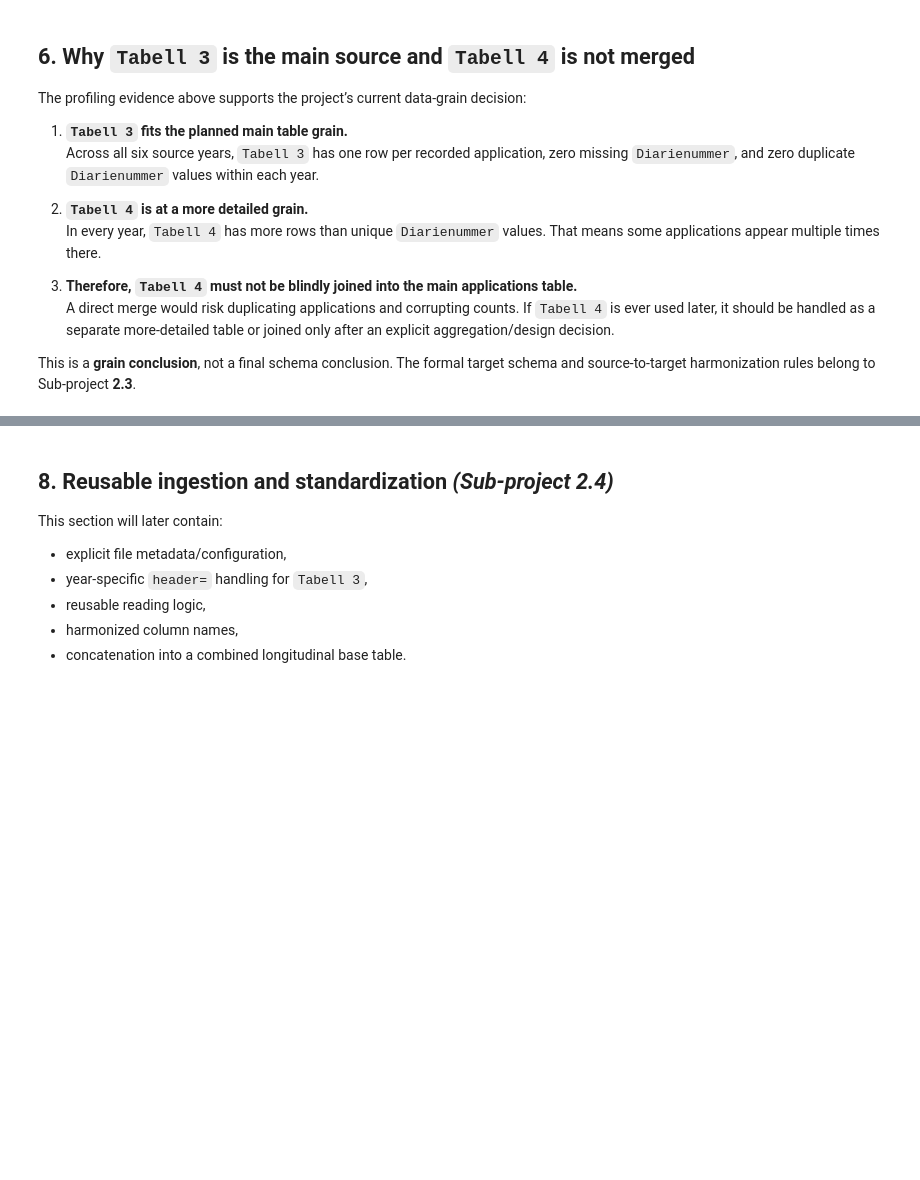
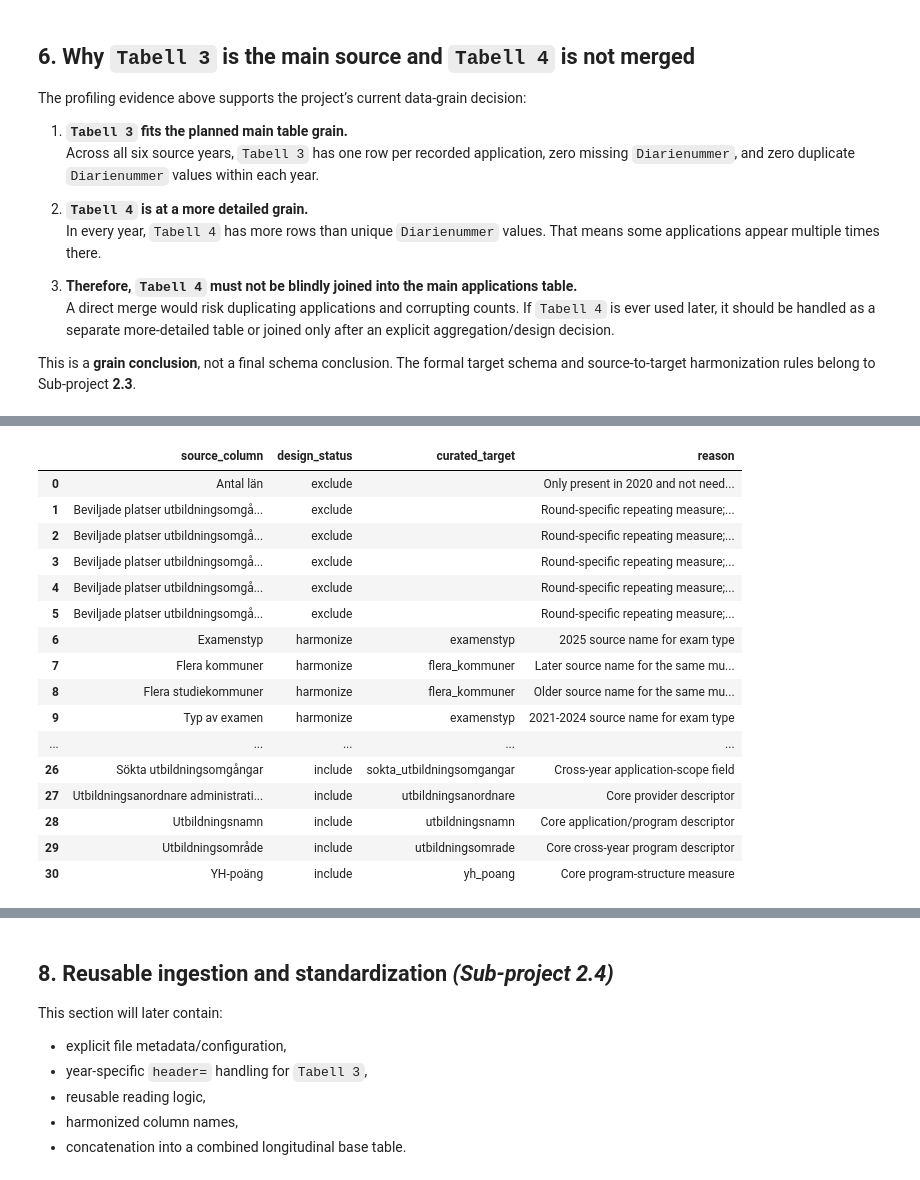
Before and after one commit to GhaneJ/Data_Pipelines, a Jupyter notebook: part_2/main.ipynb, the cells around one changed output, grey strips where cells are left out. Cells and saved outputs as stored; diff of their text form; code cells hidden in the pictures; blank space fills up the shorter version.

```diff
--- a/part_2/main.ipynb
+++ b/part_2/main.ipynb
@@ -548,0 +922,65 @@ The formal source-to-target mapping table and final column order will be settled
+# %%
+SOURCE_COLUMN_DISPOSITION = [
+    {"source_column": "Utbildningsområde", "design_status": "include", "curated_target": "utbildningsomrade", "reason": "Core cross-year program descriptor"},
+    {"source_column": "Utbildningsnamn", "design_status": "include", "curated_target": "utbildningsnamn", "reason": "Core application/program descriptor"},
+    {"source_column": "Län", "design_status": "include", "curated_target": "lan", "reason": "Core geography field"},
+    {"source_column": "Kommun", "design_status": "include", "curated_target": "kommun", "reason": "Core geography field"},
+    {"source_column": "Flera studiekommuner", "design_status": "harmonize", "curated_target": "flera_kommuner", "reason": "Older source name for the same multi-municipality concept"},
+    {"source_column": "Flera kommuner", "design_status": "harmonize", "curated_target": "flera_kommuner", "reason": "Later source name for the same multi-municipality concept"},
+    {"source_column": "Antal kommuner", "design_status": "include", "curated_target": "antal_kommuner", "reason": "Useful count field with stable meaning"},
+    {"source_column": "Antal län", "design_status": "exclude", "curated_target": "", "reason": "Only present in 2020 and not needed for the chosen main-table design"},
+    {"source_column": "YH-poäng", "design_status": "include", "curated_target": "yh_poang", "reason": "Core program-structure measure"},
+    {"source_column": "Studieform", "design_status": "include", "curated_target": "studieform", "reason": "Core program-structure category"},
+    {"source_column": "Studietakt %", "design_status": "include", "curated_target": "studietakt_procent", "reason": "Core program-structure measure"},
+    {"source_column": "Typ av examen", "design_status": "harmonize", "curated_target": "examenstyp", "reason": "2021-2024 source name for exam type"},
+    {"source_column": "Examenstyp", "design_status": "harmonize", "curated_target": "examenstyp", "reason": "2025 source name for exam type"},
+    {"source_column": "Utbildningsanordnare administrativ enhet", "design_status": "include", "curated_target": "utbildningsanordnare", "reason": "Core provider descriptor"},
+    {"source_column": "Huvudmannatyp", "design_status": "include", "curated_target": "huvudmannatyp", "reason": "Raw provider-type category retained before normalization"},
+    {"source_column": "Sökta utbildningsomgångar", "design_status": "include", "curated_target": "sokta_utbildningsomgangar", "reason": "Cross-year application-scope field"},
+    {"source_column": "Beviljade utbildningsomgångar", "design_status": "include", "curated_target": "beviljade_utbildningsomgangar", "reason": "Cross-year application-scope field"},
+    {"source_column": "Diarienummer", "design_status": "include", "curated_target": "diarienummer", "reason": "Application identifier"},
+    {"source_column": "Beslut", "design_status": "include", "curated_target": "beslut", "reason": "Raw decision value retained before normalization"},
+    {"source_column": "SUN5 inriktning", "design_status": "include", "curated_target": "sun5_inriktning", "reason": "Useful 2023-2025 classification field; earlier years structurally null"},
+    {"source_column": "SUN5 inriktning namn", "design_status": "include", "curated_target": "sun5_inriktning_namn", "reason": "Useful 2023-2025 classification label; earlier years structurally null"},
+    {"source_column": "SeQF nivå", "design_status": "include", "curated_target": "seqf_niva", "reason": "Useful 2023-2025 classification field; earlier years structurally null"},
+    {"source_column": "Smalt yrkesområde", "design_status": "include", "curated_target": "smalt_yrkesomrade", "reason": "Useful 2023-2025 classification field; earlier years structurally null"},
+    {"source_column": "Sökta platser per utbildningsomgång", "design_status": "include", "curated_target": "sokta_platser_per_utbildningsomgang", "reason": "Compact 2023-2025 seat-demand summary; earlier years structurally null"},
+    {"source_column": "Sökta platser totalt", "design_status": "include", "curated_target": "sokta_platser_totalt", "reason": "Compact 2023-2025 seat-demand summary; earlier years structurally null"},
+    {"source_column": "Beviljade platser totalt", "design_status": "include", "curated_target": "beviljade_platser_totalt", "reason": "Compact 2023-2025 seat-approval summary; earlier years structurally null"},
+    {"source_column": "Beviljade platser utbildningsomgång 1", "design_status": "exclude", "curated_target": "", "reason": "Round-specific repeating measure; too wide/sparse for the chosen main table"},
+    {"source_column": "Beviljade platser utbildningsomgång 2", "design_status": "exclude", "curated_target": "", "reason": "Round-specific repeating measure; too wide/sparse for the chosen main table"},
+    {"source_column": "Beviljade platser utbildningsomgång 3", "design_status": "exclude", "curated_target": "", "reason": "Round-specific repeating measure; too wide/sparse for the chosen main table"},
+    {"source_column": "Beviljade platser utbildningsomgång 4", "design_status": "exclude", "curated_target": "", "reason": "Round-specific repeating measure; too wide/sparse for the chosen main table"},
+    {"source_column": "Beviljade platser utbildningsomgång 5", "design_status": "exclude", "curated_target": "", "reason": "Round-specific repeating measure; too wide/sparse for the chosen main table"},
+]
+
+source_column_disposition = pd.DataFrame(SOURCE_COLUMN_DISPOSITION).sort_values(
+    ["design_status", "source_column"]
+).reset_index(drop=True)
+
+observed_tabell_3_source_columns = set(all_tabell_3_columns)
+accounted_source_columns = set(source_column_disposition["source_column"])
+
+assert accounted_source_columns == observed_tabell_3_source_columns, (
+    "Every observed Tabell 3 source column must be explicitly accounted for in the design disposition."
+)
+
+display(source_column_disposition)
+# %% [output]
+|  | source_column | design_status | curated_target | reason |
+| 0 | Antal län | exclude |  | Only present in 2020 and not need... |
+| 1 | Beviljade platser utbildningsomgå... | exclude |  | Round-specific repeating measure;... |
+| 2 | Beviljade platser utbildningsomgå... | exclude |  | Round-specific repeating measure;... |
+| 3 | Beviljade platser utbildningsomgå... | exclude |  | Round-specific repeating measure;... |
+| 4 | Beviljade platser utbildningsomgå... | exclude |  | Round-specific repeating measure;... |
+| 5 | Beviljade platser utbildningsomgå... | exclude |  | Round-specific repeating measure;... |
+| 6 | Examenstyp | harmonize | examenstyp | 2025 source name for exam type |
+| 7 | Flera kommuner | harmonize | flera_kommuner | Later source name for the same mu... |
+| 8 | Flera studiekommuner | harmonize | flera_kommuner | Older source name for the same mu... |
+| 9 | Typ av examen | harmonize | examenstyp | 2021-2024 source name for exam type |
+| ... | ... | ... | ... | ... |
+| 26 | Sökta utbildningsomgångar | include | sokta_utbildningsomgangar | Cross-year application-scope field |
+| 27 | Utbildningsanordnare administrati... | include | utbildningsanordnare | Core provider descriptor |
+| 28 | Utbildningsnamn | include | utbildningsnamn | Core application/program descriptor |
+| 29 | Utbildningsområde | include | utbildningsomrade | Core cross-year program descriptor |
+| 30 | YH-poäng | include | yh_poang | Core program-structure measure |
```
Also changed, not shown: parts of 12 cells of this notebook, 1 other file.
